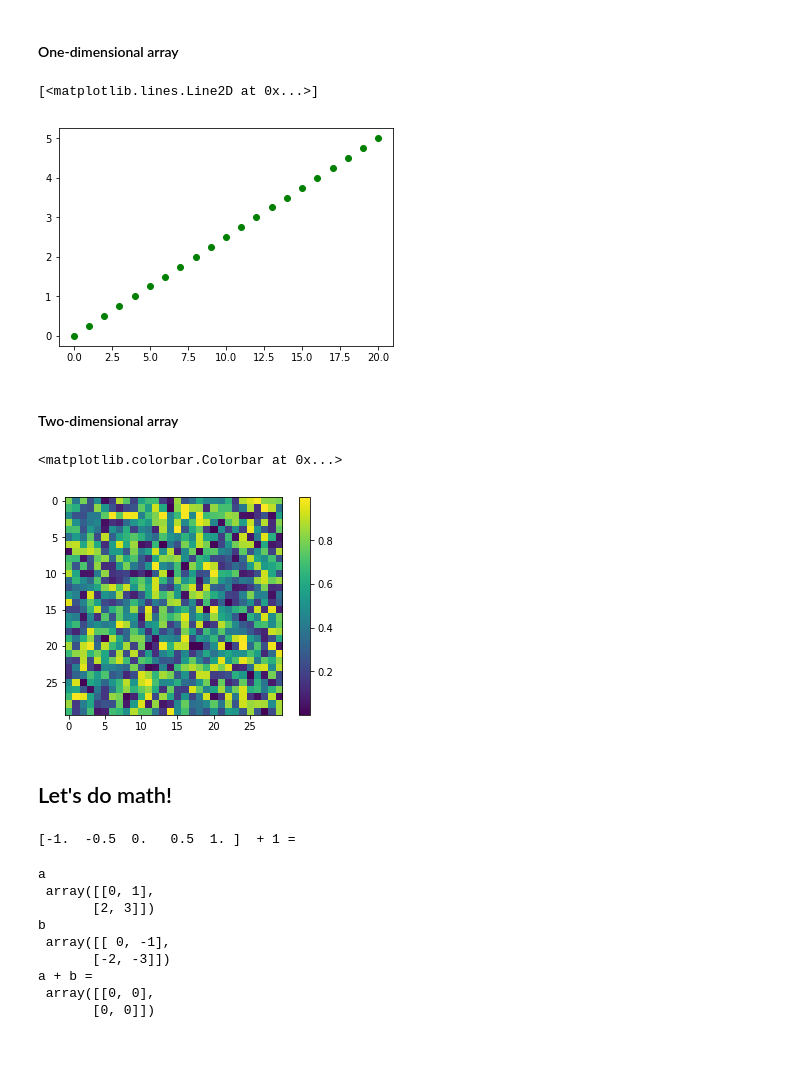
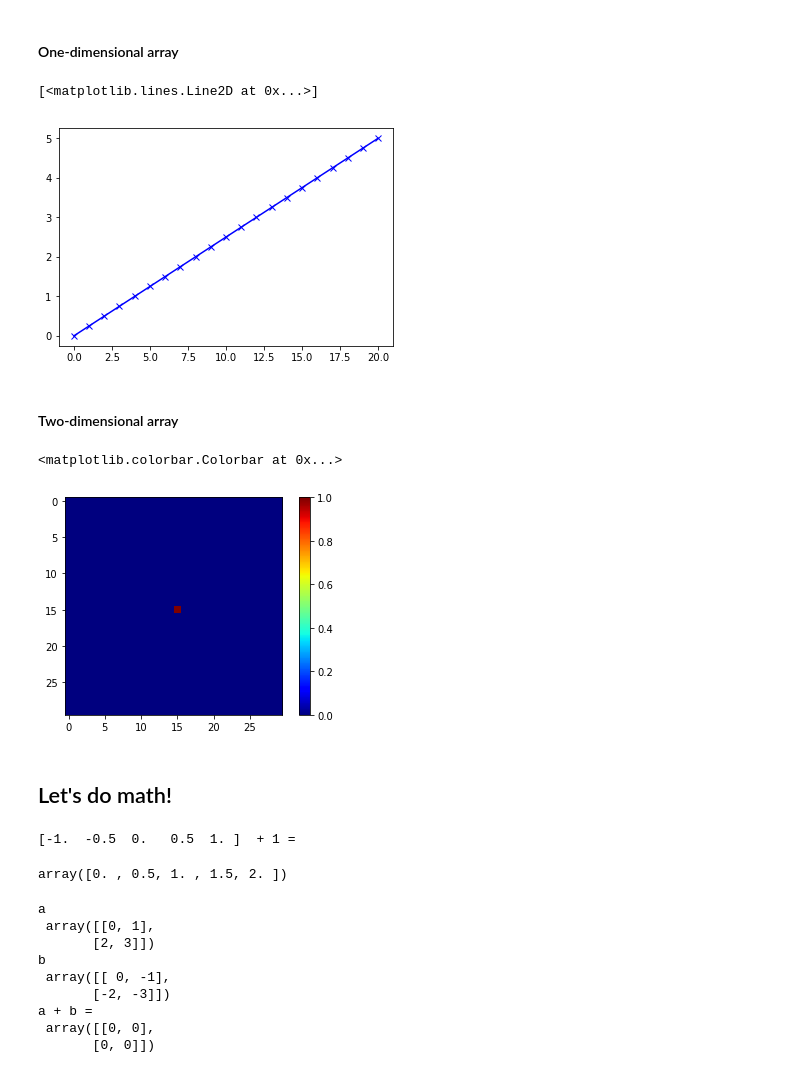
Before and after one commit to floreencia/SE_LU_49-Productivity_tools_for_data_science, a Jupyter notebook: slides/02_numpy.ipynb, the cells around one changed output. Cells and saved outputs as stored; diff of their text form; code cells hidden in the pictures.

```diff
--- a/slides/02_numpy.ipynb
+++ b/slides/02_numpy.ipynb
@@ -221,30 +225,31 @@ Enable plots in the notebook
 #### One-dimensional array
 # %%
 arr1 = np.linspace(0, 5, 21)
-plt.plot(arr1, 'go') # line plot
+plt.plot(arr1, 'bx-') # line plot
 # %% [output]
 [<matplotlib.lines.Line2D at 0x...>]
-[figure, old version]
+[figure, new version]
 # %% [markdown]
 #### Two-dimensional array
 # %%
-arr2 = np.random.rand(30, 30)
-
-plt.imshow(arr2, cmap=plt.cm.viridis)
+arr2 = np.zeros((30, 30))#np.random.rand(30, 30)
+arr2[15,15] = 1
+plt.imshow(arr2, cmap=plt.cm.jet)
 
 plt.colorbar()
 # %% [output]
 <matplotlib.colorbar.Colorbar at 0x...>
-[figure, old version]
+[figure, new version]
 # %% [markdown]
 ## Let's do math!
 # %%
 ## scalar addition
 arr = np.linspace(-1, 1, 5)
 print(arr, " + 1 = ")
-#arr + 1
+arr + 1
 # %% [output]
 [-1.  -0.5  0.   0.5  1. ]  + 1 =
+array([0. , 0.5, 1. , 1.5, 2. ])
 # %%
 ## vector sum
 a = np.arange(4).reshape(2,2)
```
Also changed, not shown: parts of 19 cells of this notebook.
